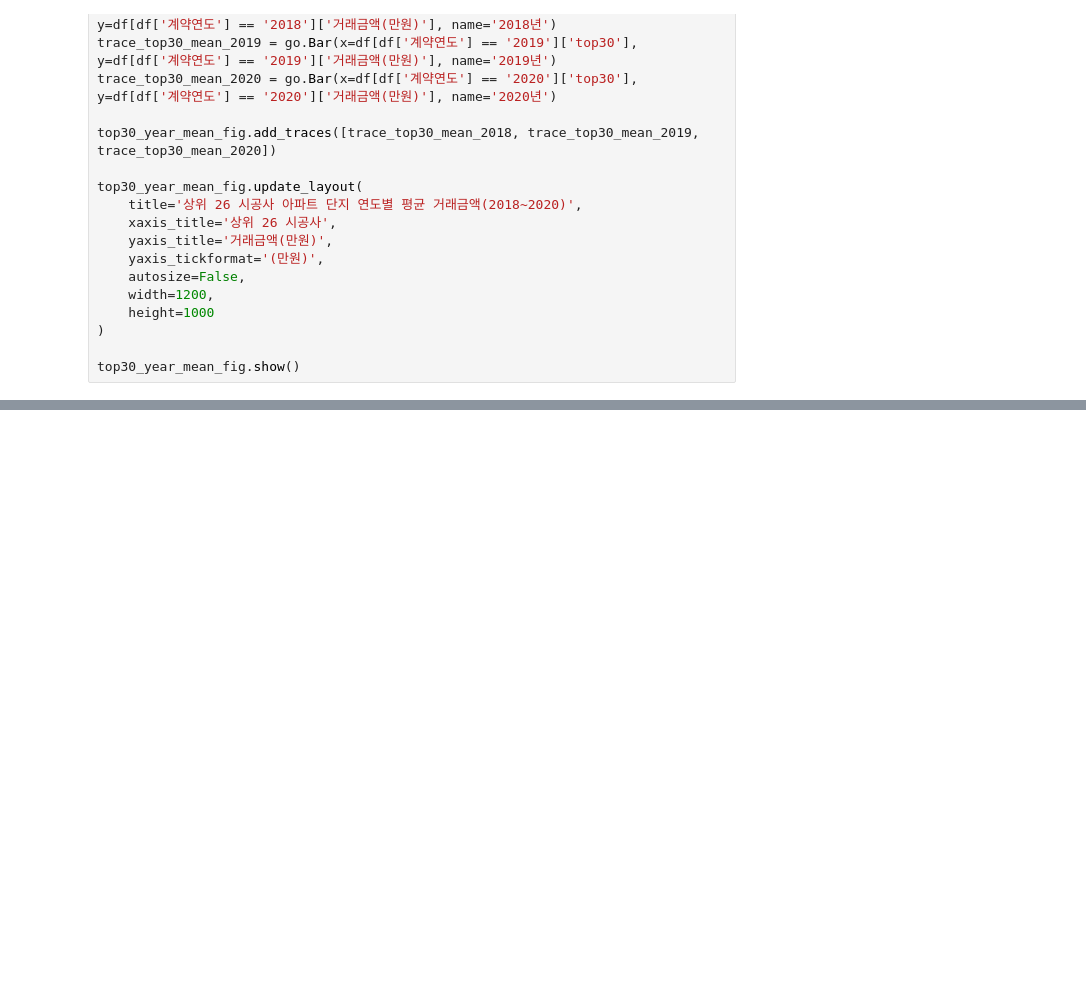
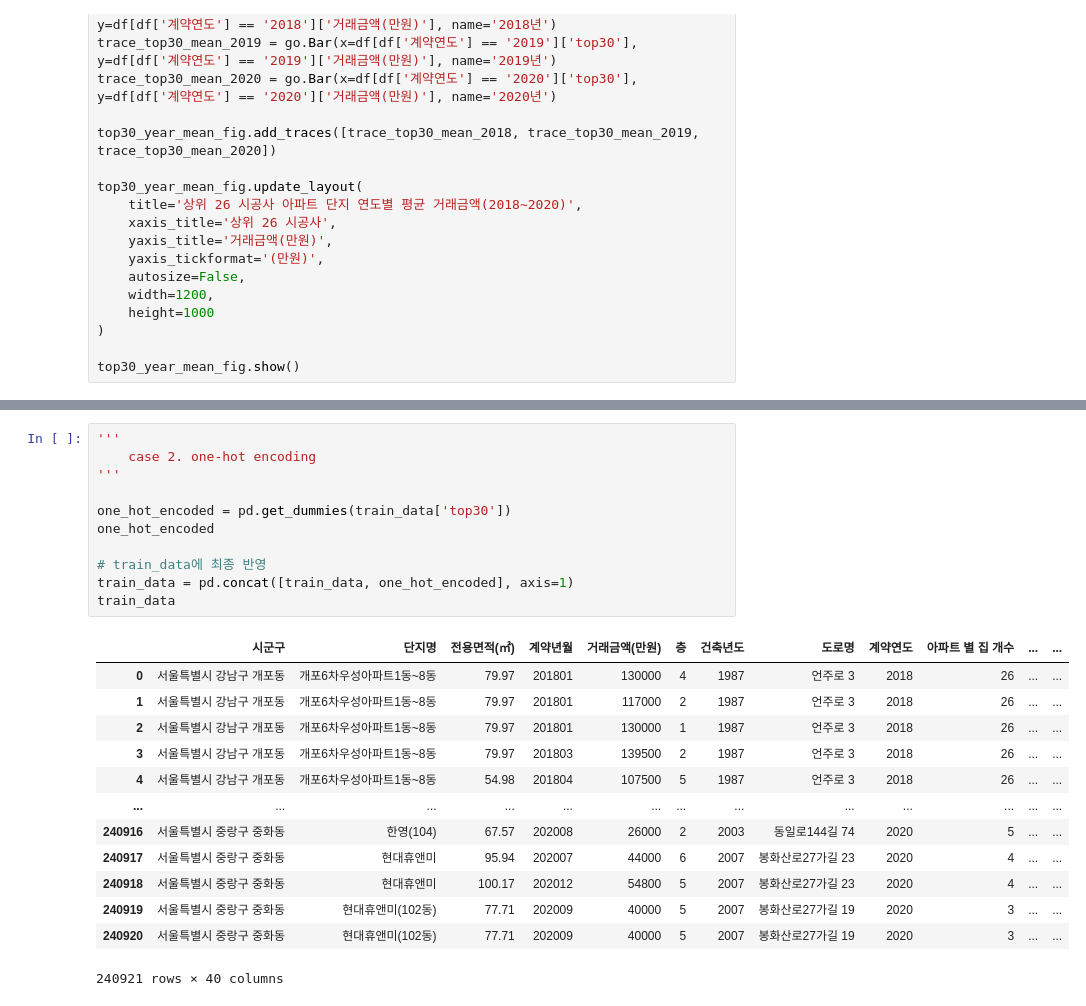
Before and after one commit to bini9788/Team4_EDA_ML_Prj, a Jupyter notebook: 데이터 컬럼 전처리/danji_column_refining.ipynb, the cells around one changed output, grey strips where cells are left out. Drawn from its saved outputs; the diff is of its cells as text; blank space fills up the shorter version.

```diff
--- a/데이터 컬럼 전처리/danji_column_refining.ipynb
+++ b/데이터 컬럼 전처리/danji_column_refining.ipynb
@@ -444,0 +576,25 @@ top30_year_mean_fig.show()
+# %%
+'''
+    case 2. one-hot encoding
+'''
+
+one_hot_encoded = pd.get_dummies(train_data['top30'])
+one_hot_encoded
+
+# train_data에 최종 반영
+train_data = pd.concat([train_data, one_hot_encoded], axis=1)
+train_data
+# %% [output]
+|  | 시군구 | 단지명 | 전용면적(㎡) | 계약년월 | 거래금액(만원) | 층 | 건축년도 | 도로명 | 계약연도 | 아파트 별 집 개수 | ... | ... |
+| 0 | 서울특별시 강남구 개포동 | 개포6차우성아파트1동~8동 | 79.97 | 201801 | 130000 | 4 | 1987 | 언주로 3 | 2018 | 26 | ... | ... |
+| 1 | 서울특별시 강남구 개포동 | 개포6차우성아파트1동~8동 | 79.97 | 201801 | 117000 | 2 | 1987 | 언주로 3 | 2018 | 26 | ... | ... |
+| 2 | 서울특별시 강남구 개포동 | 개포6차우성아파트1동~8동 | 79.97 | 201801 | 130000 | 1 | 1987 | 언주로 3 | 2018 | 26 | ... | ... |
+| 3 | 서울특별시 강남구 개포동 | 개포6차우성아파트1동~8동 | 79.97 | 201803 | 139500 | 2 | 1987 | 언주로 3 | 2018 | 26 | ... | ... |
+| 4 | 서울특별시 강남구 개포동 | 개포6차우성아파트1동~8동 | 54.98 | 201804 | 107500 | 5 | 1987 | 언주로 3 | 2018 | 26 | ... | ... |
+| ... | ... | ... | ... | ... | ... | ... | ... | ... | ... | ... | ... | ... |
+| 240916 | 서울특별시 중랑구 중화동 | 한영(104) | 67.57 | 202008 | 26000 | 2 | 2003 | 동일로144길 74 | 2020 | 5 | ... | ... |
+| 240917 | 서울특별시 중랑구 중화동 | 현대휴앤미 | 95.94 | 202007 | 44000 | 6 | 2007 | 봉화산로27가길 23 | 2020 | 4 | ... | ... |
+| 240918 | 서울특별시 중랑구 중화동 | 현대휴앤미 | 100.17 | 202012 | 54800 | 5 | 2007 | 봉화산로27가길 23 | 2020 | 4 | ... | ... |
+| 240919 | 서울특별시 중랑구 중화동 | 현대휴앤미(102동) | 77.71 | 202009 | 40000 | 5 | 2007 | 봉화산로27가길 19 | 2020 | 3 | ... | ... |
+| 240920 | 서울특별시 중랑구 중화동 | 현대휴앤미(102동) | 77.71 | 202009 | 40000 | 5 | 2007 | 봉화산로27가길 19 | 2020 | 3 | ... | ... |
+240921 rows × 40 columns
```
Also changed, not shown: parts of 6 cells of this notebook.
